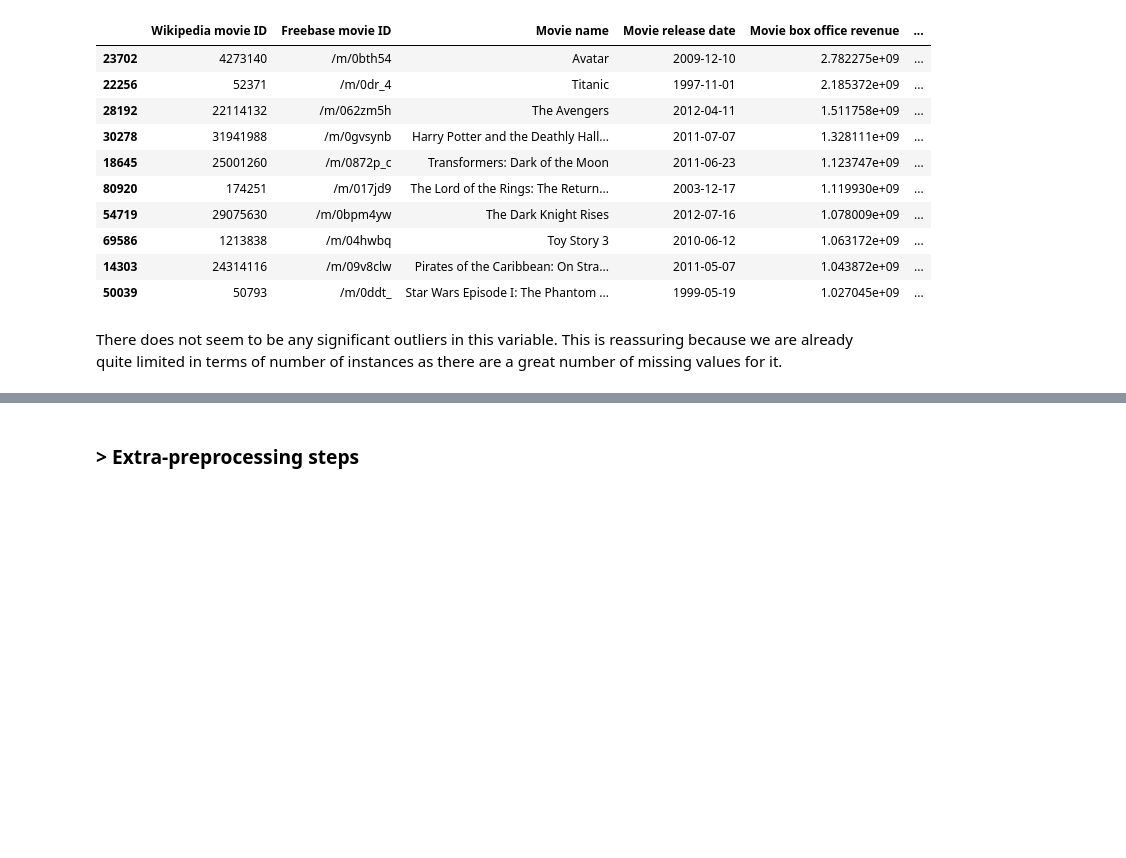
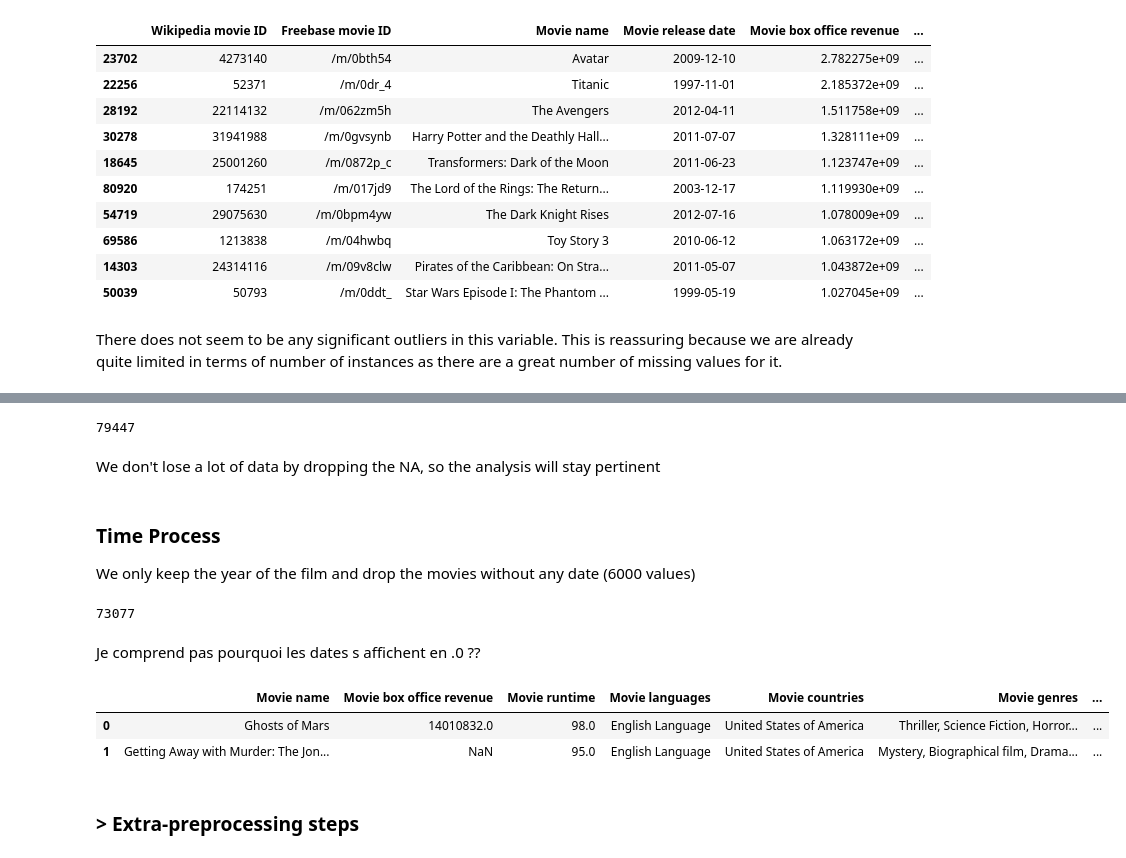
Before and after one commit to epfl-ada/ada-2024-project-nostringsadached, a Jupyter notebook: results.ipynb, the cells around one changed output, grey strips where cells are left out. Saved outputs shown, nothing was run; the diff lists cells and outputs as text; code cells hidden in the pictures; blank space fills up the shorter version.

```diff
--- a/results.ipynb
+++ b/results.ipynb
@@ -220,0 +260,38 @@ There does not seem to be any significant outliers in this variable. This is rea
+# %%
+#All the films that have no genre indicated are tranformed into NaN
+
+preprocessed_movies_data['Movie genres'] = preprocessed_movies_data['Movie genres'].apply(lambda x: np.nan if x == '' else x)
+# %%
+#Then the lines with nan values in genre are removed
+preprocessed_movies_data= preprocessed_movies_data.dropna(subset=["Movie genres"])
+len(preprocessed_movies_data)
+# %% [output]
+79447
+# %% [markdown]
+We don't lose a lot of data by dropping the NA, so the analysis will stay pertinent
+# %% [markdown]
+### Time Process
+
+We only keep the year of the film and drop the movies without any date (6000 values)
+# %%
+timeprocess_movies_data = preprocessed_movies_data.dropna(subset=["Movie release date"]).copy()
+print(len(timeprocess_movies_data))
+# %% [output]
+73077
+# %% [markdown]
+Je comprend pas pourquoi les dates s affichent en .0 ??
+# %%
+def extract_year(date_str):
+    if len(date_str) == 4 and date_str.isdigit():
+        return date_str
+    else:
+        # Use pd.to_datetime for other formats and extract year
+        return pd.to_datetime(date_str, errors='coerce').year
+# %%
+timeprocess_movies_data['Year'] = timeprocess_movies_data['Movie release date'].apply(extract_year)
+timeprocess_movies_data.drop(columns=["Movie release date"], inplace=True)
+timeprocess_movies_data.head(2)
+# %% [output]
+|  | Movie name | Movie box office revenue | Movie runtime | Movie languages | Movie countries | Movie genres | ... |
+| 0 | Ghosts of Mars | 14010832.0 | 98.0 | English Language | United States of America | Thriller, Science Fiction, Horror... | ... |
+| 1 | Getting Away with Murder: The Jon... | NaN | 95.0 | English Language | United States of America | Mystery, Biographical film, Drama... | ... |
```
Also changed, not shown: parts of 21 cells of this notebook, 2 other files.
